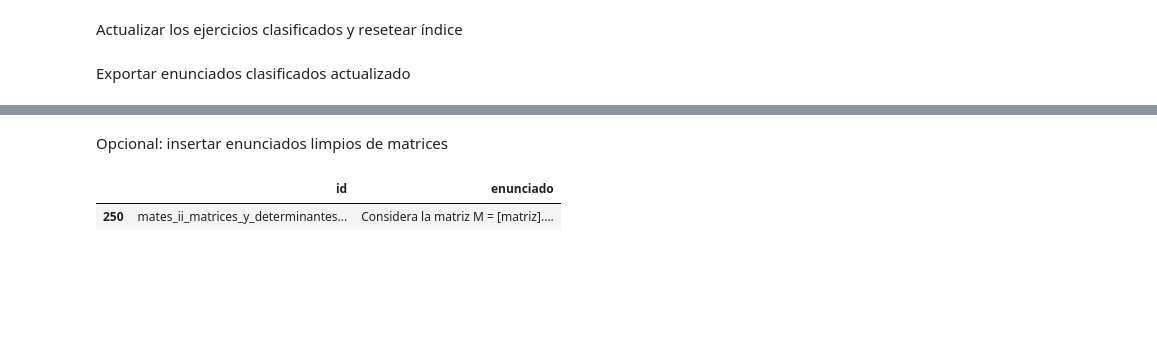
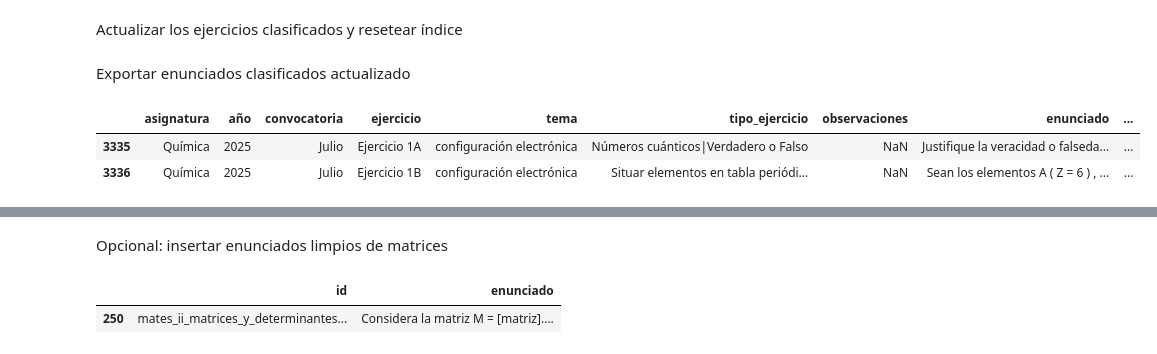
Before and after one commit to chusk2/clasificador_selectividad, a Jupyter notebook: jupyter notebooks/merge.ipynb, the cells around one changed output, grey strips where cells are left out. Saved outputs shown, nothing was run; the diff lists cells and outputs as text; code cells hidden in the pictures; blank space fills up the shorter version.

```diff
--- a/jupyter notebooks/merge.ipynb
+++ b/jupyter notebooks/merge.ipynb
@@ -131,3 +110,9 @@ Exportar enunciados clasificados actualizado
 # %%
 df_enun.to_csv(root / "csv/ejercicios_clasificados.csv",
                index = False, encoding="utf-8")
+# %%
+df_enun.query("asignatura == 'Química' and tema == 'configuración electrónica'").head(2)
+# %% [output]
+|  | asignatura | año | convocatoria | ejercicio | tema | tipo_ejercicio | observaciones | enunciado | ... |
+| 3335 | Química | 2025 | Julio | Ejercicio 1A | configuración electrónica | Números cuánticos|Verdadero o Falso | NaN | Justifique la veracidad o falseda... | ... |
+| 3336 | Química | 2025 | Julio | Ejercicio 1B | configuración electrónica | Situar elementos en tabla periódi... | NaN | Sean los elementos A ( Z = 6 ) , ... | ... |
```
Also changed, not shown: parts of 25 cells of this notebook, 22 other files.
